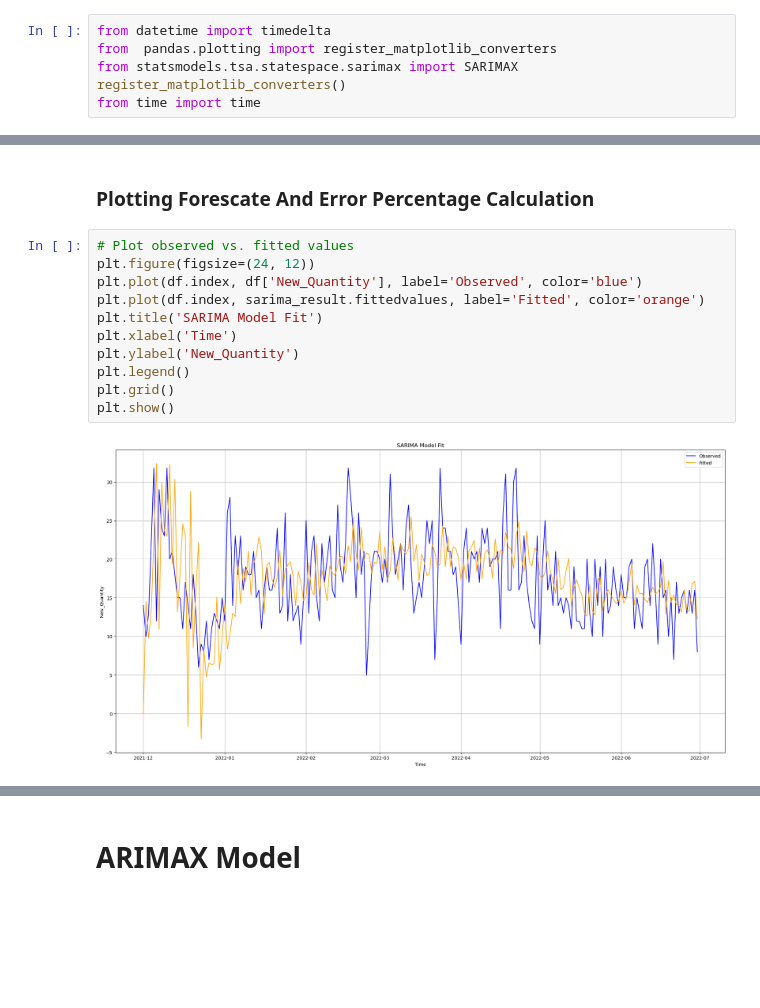
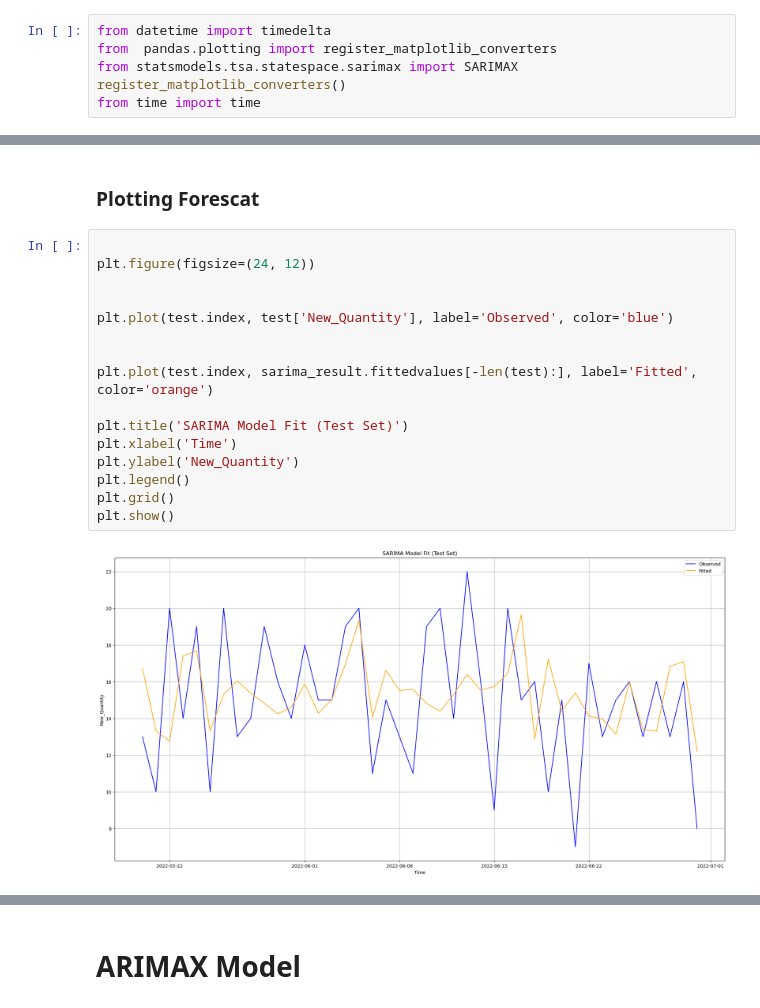
Before and after one commit to Shriya2524/Demand-forcasting, a Jupyter notebook: DEMAND_FORCASTING.ipynb, the cells around one changed output, grey strips where cells are left out. Cells and saved outputs as stored; diff of their text form; blank space fills up the shorter version.

```diff
--- a/DEMAND_FORCASTING.ipynb
+++ b/DEMAND_FORCASTING.ipynb
@@ -980,17 +1101,22 @@ Covariance Type:                              opg
 Warnings:
 [1] Covariance matrix calculated using the outer product of gradients (complex-step).
 # %% [markdown]
-### Plotting Forescate And Error Percentage Calculation
+### Plotting Forescat
 # %%
-# Plot observed vs. fitted values
+
 plt.figure(figsize=(24, 12))
-plt.plot(df.index, df['New_Quantity'], label='Observed', color='blue')
-plt.plot(df.index, sarima_result.fittedvalues, label='Fitted', color='orange')
-plt.title('SARIMA Model Fit')
+
+
+plt.plot(test.index, test['New_Quantity'], label='Observed', color='blue')
+
+
+plt.plot(test.index, sarima_result.fittedvalues[-len(test):], label='Fitted', color='orange')
+
+plt.title('SARIMA Model Fit (Test Set)')
 plt.xlabel('Time')
 plt.ylabel('New_Quantity')
 plt.legend()
 plt.grid()
 plt.show()
 # %% [output]
-[figure, old version]
+[figure, new version]
```
Also changed, not shown: parts of 65 cells of this notebook.
